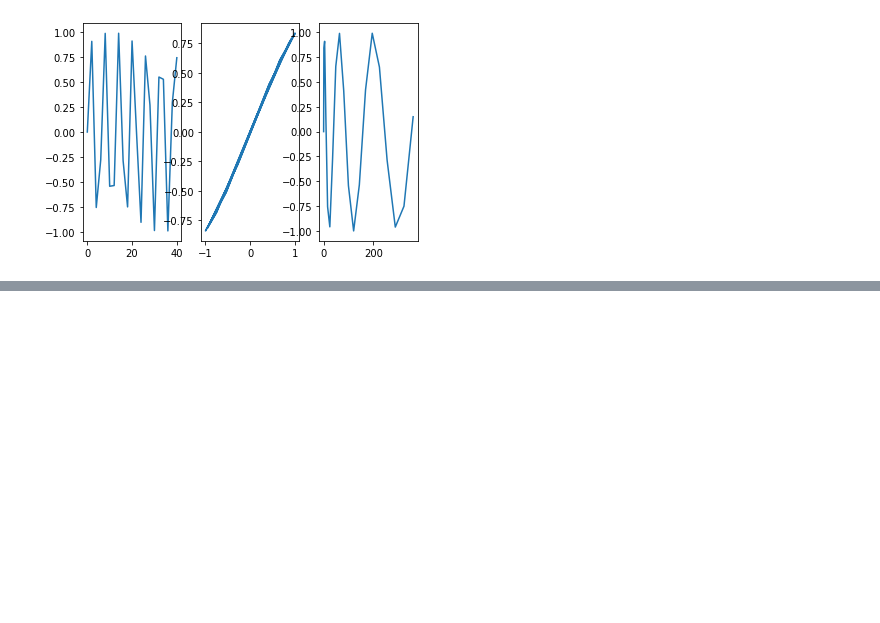
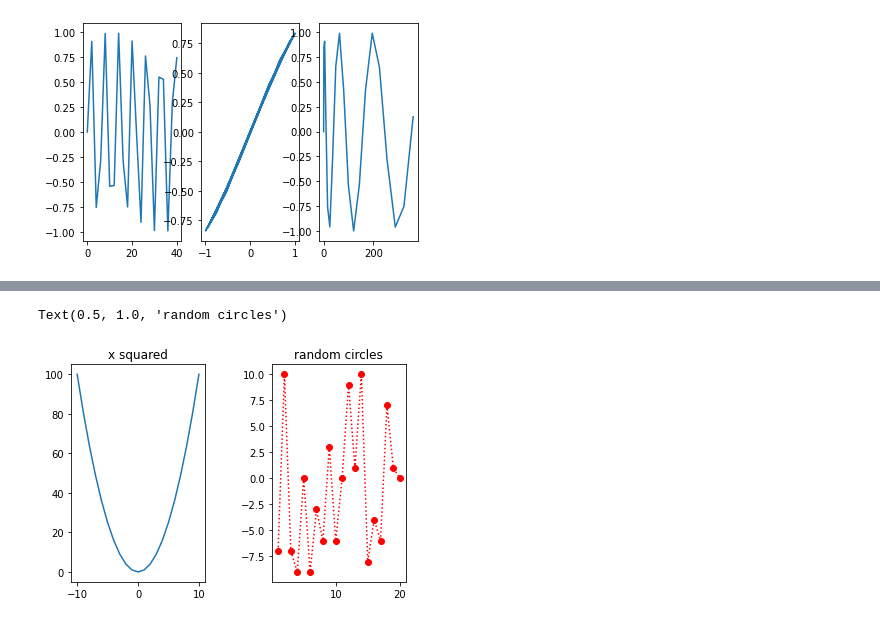
Before and after one commit to JennEYoon/datasciY, a Jupyter notebook: colab/practice/practice1-np.plt.pd.ipynb, the cells around one changed output, grey strips where cells are left out. Saved outputs shown, nothing was run; the diff lists cells and outputs as text; code cells hidden in the pictures; blank space fills up the shorter version.

```diff
--- a/colab/practice/practice1-np.plt.pd.ipynb
+++ b/colab/practice/practice1-np.plt.pd.ipynb
@@ -111,0 +114,11 @@ ax[2].plot(xval3, yval3, ':or')
+# %%
+# replot with space between plots
+fig, ax = plt.subplots(1, 2)
+ax[0].plot(xval, yval)
+ax[1].plot(xval3, yval3, ':or')
+plt.subplots_adjust(wspace=.5)
+ax[0].set_title('x squared')
+ax[1].set_title('random circles')
+# %% [output]
+Text(0.5, 1.0, 'random circles')
+[figure, added]
```
Also changed, not shown: parts of 2 cells of this notebook.
